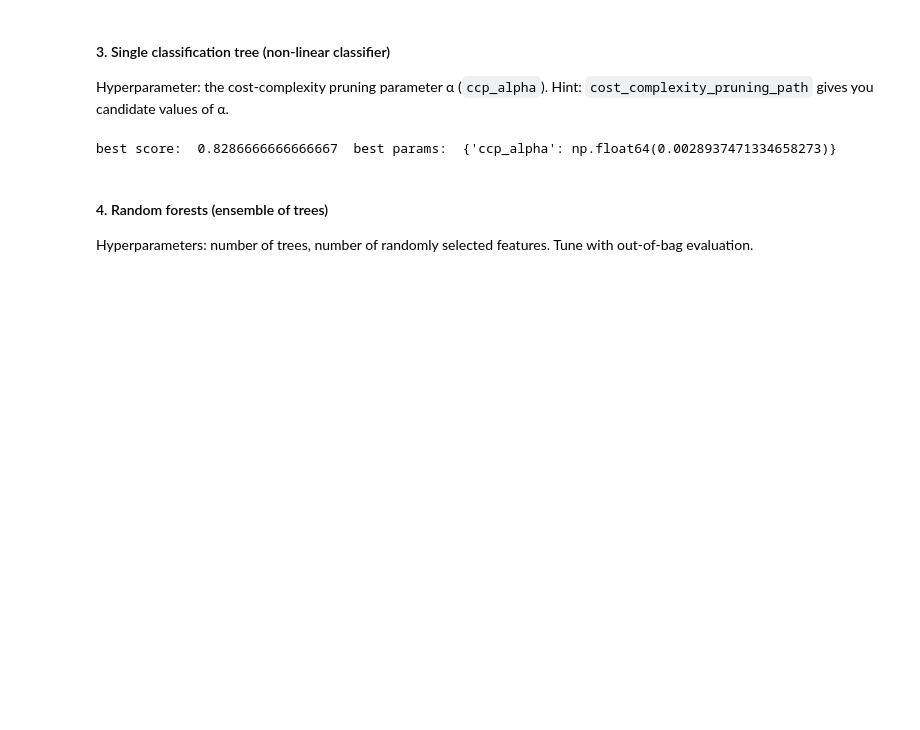
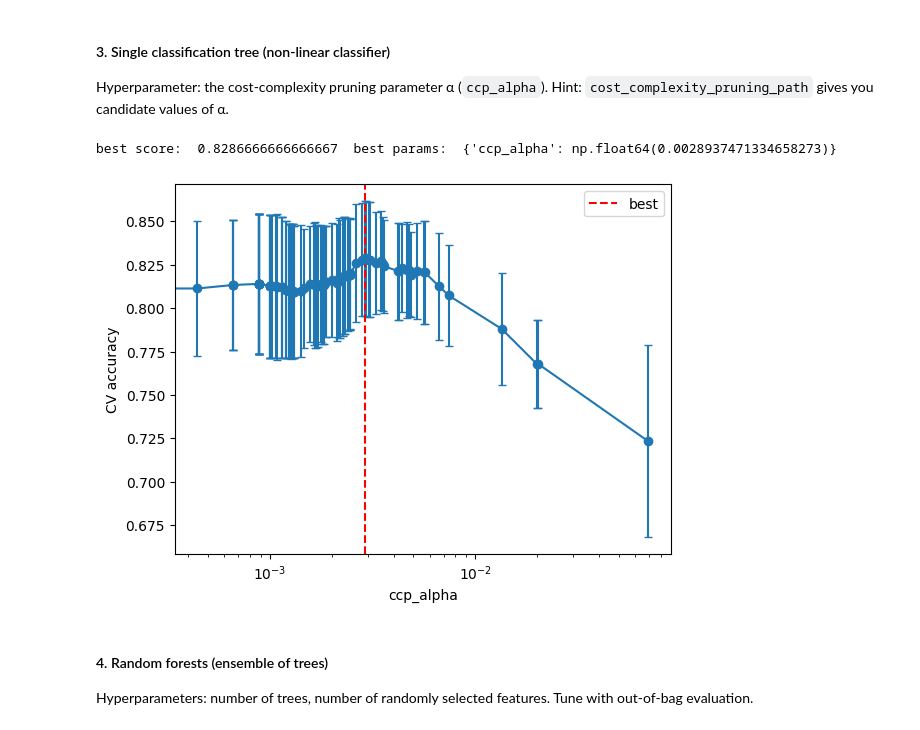
Before and after one commit to AlePesenti/Data-Mining-2026, a Jupyter notebook: DataMining.ipynb, the cells around one changed output. Drawn from its saved outputs; the diff is of its cells as text; code cells hidden in the pictures; blank space fills up the shorter version.

Commit message:
plot

```diff
--- a/DataMining.ipynb
+++ b/DataMining.ipynb
@@ -286,6 +286,20 @@ grid.fit(train_bow, y_train)
 print('best score: ', grid.best_score_, ' best params: ', grid.best_params_)
 # %% [output]
 best score:  0.8286666666666667  best params:  {'ccp_alpha': np.float64(0.0028937471334658273)}
+# %%
+import matplotlib.pyplot as plt
+
+res = grid.cv_results_
+x = res["param_ccp_alpha"].data.astype(float)
+mean, std = res["mean_test_score"], res["std_test_score"]
+
+plt.errorbar(x, mean, yerr=std, marker="o", capsize=3)
+plt.axvline(grid.best_params_["ccp_alpha"], ls="--", c="r", label="best")
+plt.xscale("log")
+plt.xlabel("ccp_alpha"); plt.ylabel("CV accuracy"); plt.legend()
+plt.show()
+# %% [output]
+[figure, added]
 # %% [markdown]
 #### 4. Random forests (ensemble of trees)
 Hyperparameters: number of trees, number of randomly selected features. Tune with out-of-bag evaluation.
```
Also changed, not shown: parts of 1 cell of this notebook.
